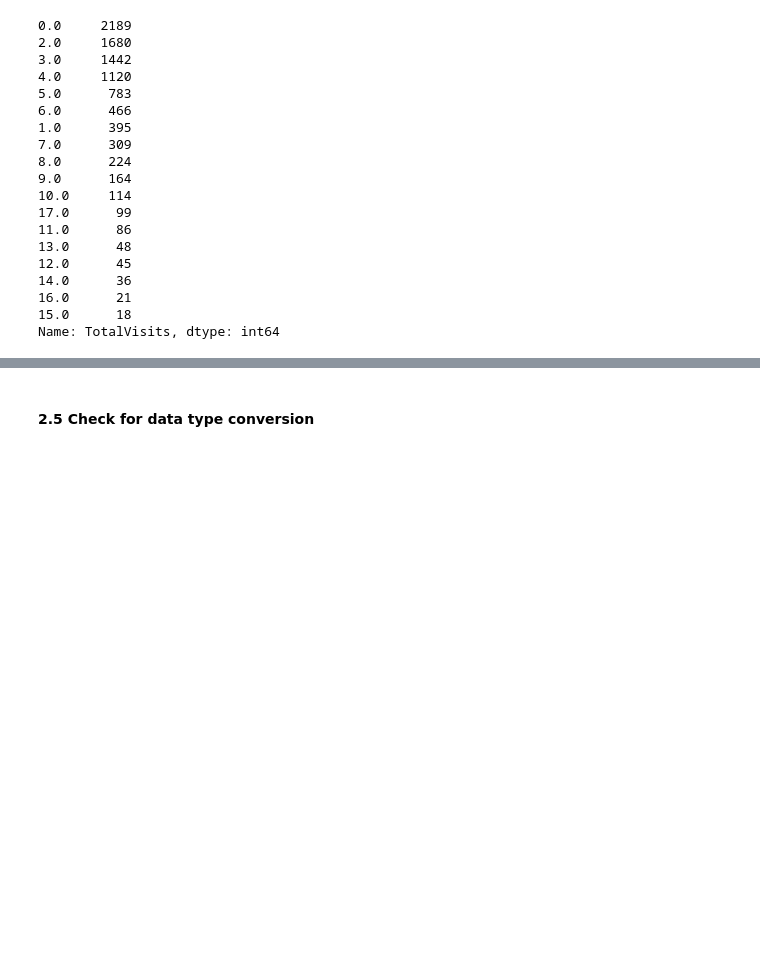
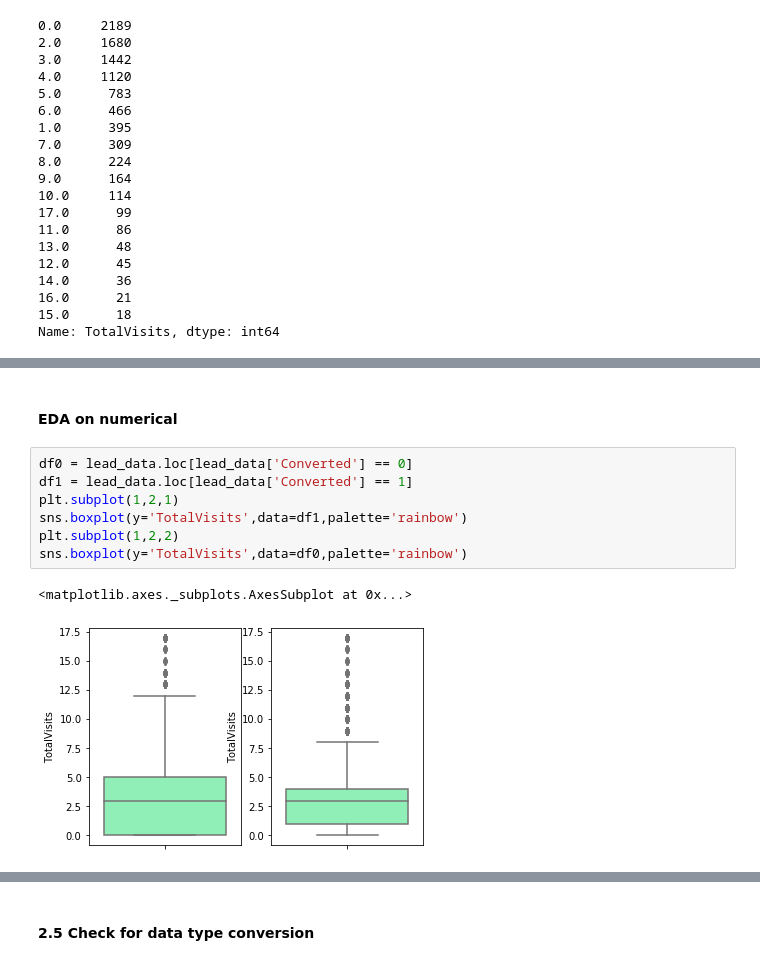
Before and after one commit to kanika1101/Logistic_Regression, a Jupyter notebook: Logistic_Lead_Scoring_Case_Study/Lead_Scoring.ipynb, the cells around one changed output, grey strips where cells are left out. Drawn from its saved outputs; the diff is of its cells as text; blank space fills up the shorter version.

```diff
--- a/Logistic_Lead_Scoring_Case_Study/Lead_Scoring.ipynb
+++ b/Logistic_Lead_Scoring_Case_Study/Lead_Scoring.ipynb
@@ -1275,0 +1303,12 @@ for col in num_cols:
+# %% [markdown]
+#### EDA on numerical
+# %%
+df0 = lead_data.loc[lead_data['Converted'] == 0]
+df1 = lead_data.loc[lead_data['Converted'] == 1]
+plt.subplot(1,2,1)
+sns.boxplot(y='TotalVisits',data=df1,palette='rainbow')
+plt.subplot(1,2,2)
+sns.boxplot(y='TotalVisits',data=df0,palette='rainbow')
+# %% [output]
+<matplotlib.axes._subplots.AxesSubplot at 0x...>
+[figure, added]
```
Also changed, not shown: parts of 32 cells of this notebook, 2 other files.
